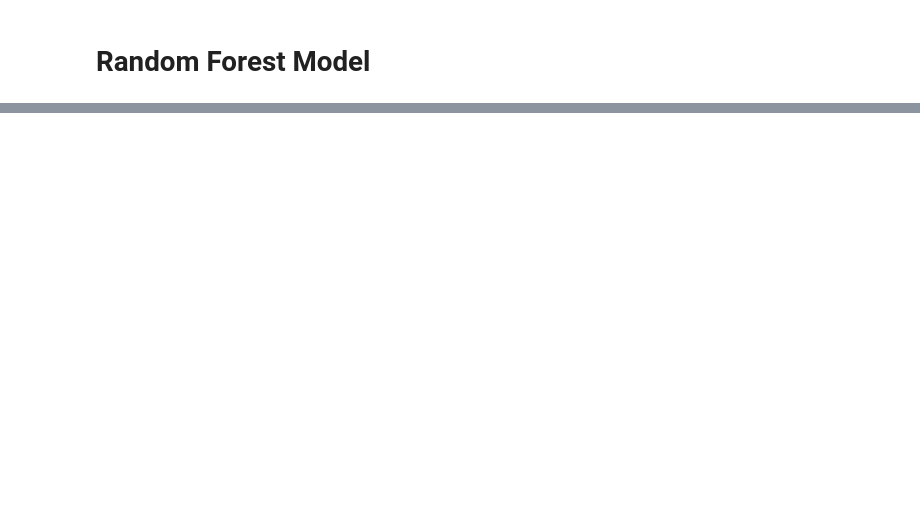
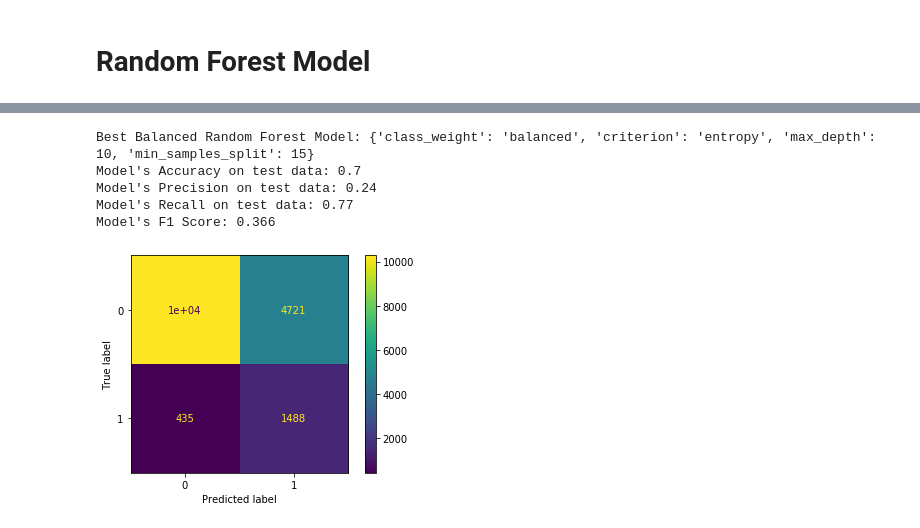
Before and after one commit to ml-project-2020/covid, a Jupyter notebook: Random Forest Model.ipynb, the cells around one changed output, grey strips where cells are left out. Drawn from its saved outputs; the diff is of its cells as text; code cells hidden in the pictures; blank space fills up the shorter version.

```diff
--- a/Random Forest Model.ipynb
+++ b/Random Forest Model.ipynb
@@ -22,0 +107,12 @@ Raw data deleted. If you specified filename, clean data will be saved in data di
+# %%
+params = {'criterion':['gini', 'entropy'], 'max_depth':[10, 15],'class_weight':['balanced', 'balanced_subsample'],
+         'min_samples_split':[10, 15]}
+grid_wrf = GridSearchCV(estimator=RandomForestClassifier(random_state=0),
+                          param_grid=params,
+                          cv=5,
+                          return_train_score=True,
+                          scoring=['recall', 'precision'],
+                           refit = 'recall')
+# %%
+grid_wrf.fit(train[features],train[target].values.ravel())
+wrf_results = pd.DataFrame(grid_wrf.cv_results_)
@@ -22,0 +147,15 @@ Raw data deleted. If you specified filename, clean data will be saved in data di
+# %%
+print('Best Balanced Random Forest Model: {}'.format(grid_wrf.best_params_))
+y_pred = grid_wrf.predict(test[features])
+plot_confusion_matrix(grid_wrf.best_estimator_,test[features],test[target])
+print("Model's Accuracy on test data: {}".format(round(accuracy_score(test[target], y_pred),2)))
+print("Model's Precision on test data: {}".format(round(precision_score(test[target], y_pred),2)))
+print("Model's Recall on test data: {}".format(round(recall_score(test[target], y_pred),2)))
+print("Model's F1 Score: {}".format(round(f1_score(test[target], y_pred),3)))
+# %% [output]
+Best Balanced Random Forest Model: {'class_weight': 'balanced', 'criterion': 'entropy', 'max_depth': 10, 'min_samples_split': 15}
+Model's Accuracy on test data: 0.7
+Model's Precision on test data: 0.24
+Model's Recall on test data: 0.77
+Model's F1 Score: 0.366
+[figure, added]
```
Also changed, not shown: parts of 19 cells of this notebook, 1 other file.
